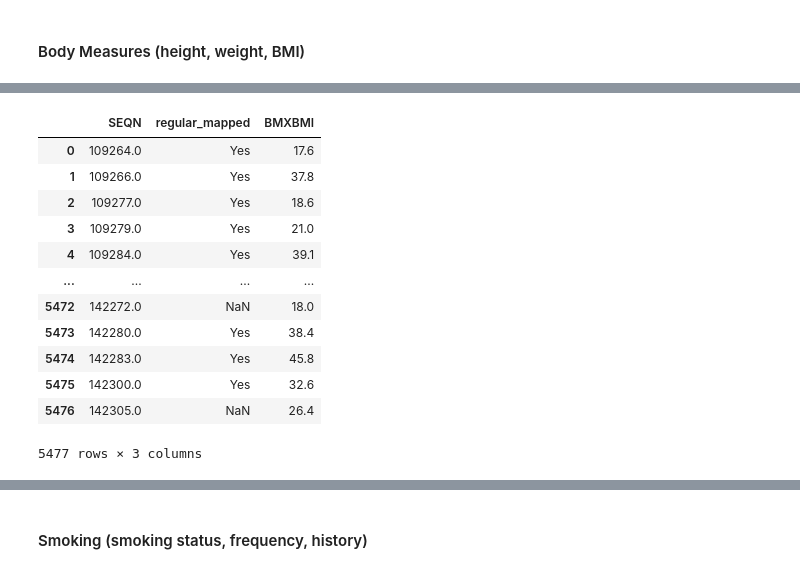
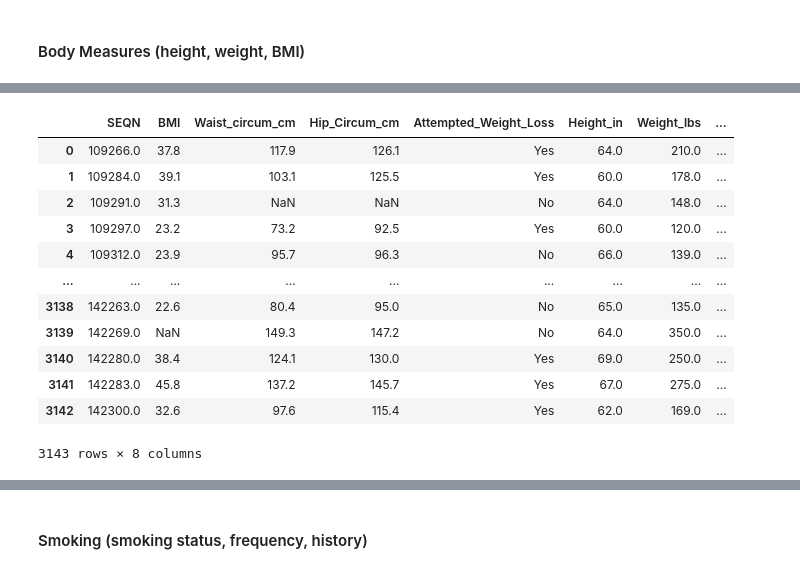
Before and after one commit to helenachen03/menstrual-health-analysis, a Jupyter notebook: Project.ipynb, the cells around one changed output, grey strips where cells are left out. Saved outputs shown, nothing was run; the diff lists cells and outputs as text; code cells hidden in the pictures.

```diff
--- a/Project.ipynb
+++ b/Project.ipynb
@@ -87,0 +246,21 @@ merged = pd.merge(cycle, bodymeasures, on='SEQN', how='left')
+# %%
+# Rename variables of interest
+bmi_df.rename(columns={
+    'BMXBMI': 'BMI',
+    'BMXWAIST': 'Waist_circum_cm',
+    'BMXHIP': 'Hip_Circum_cm',
+    'WHQ070': 'Attempted_Weight_Loss',
+    'WHD010': 'Height_in',
+    'WHD020': 'Weight_lbs',
+    'WHD050': 'Prev_Weight_lbs'
+}, inplace=True)
+# %%
+# Map categorical values
+bmi_df['Attempted_Weight_Loss'] = bmi_df['Attempted_Weight_Loss'].map({
+    1: 'Yes',
+    2: 'No'
+})
+#Using replace over map since range values need to be retained
+bmi_df['Height_in'] = bmi_df['Height_in'].replace(7777, np.nan).replace(9999, np.nan)
+bmi_df['Weight_lbs'] = bmi_df['Weight_lbs'].replace(7777, np.nan).replace(9999, np.nan)
+bmi_df['Prev_Weight_lbs'] = bmi_df['Prev_Weight_lbs'].replace(7777, np.nan).replace(9999, np.nan)
@@ -88,16 +269,22 @@ merged = pd.merge(cycle, bodymeasures, on='SEQN', how='left')
+# %%
+# Add calculation column for weight loss
+bmi_df['Weight_Change_lbs'] = bmi_df['Prev_Weight_lbs'] - bmi_df['Weight_lbs']
+# %%
+#Retain variables of interest only
+bmi_df = bmi_df[['SEQN','BMI', 'Waist_circum_cm', 'Hip_Circum_cm', 'Attempted_Weight_Loss', 'Height_in', 'Weight_lbs', 'Weight_Change_lbs']]
 # %%
-merged[['SEQN','regular_mapped', 'BMXBMI']]
+bmi_df
 # %% [output]
-|  | SEQN | regular_mapped | BMXBMI |
-| 0 | 109264.0 | Yes | 17.6 |
-| 1 | 109266.0 | Yes | 37.8 |
-| 2 | 109277.0 | Yes | 18.6 |
-| 3 | 109279.0 | Yes | 21.0 |
-| 4 | 109284.0 | Yes | 39.1 |
-| ... | ... | ... | ... |
-| 5472 | 142272.0 | NaN | 18.0 |
-| 5473 | 142280.0 | Yes | 38.4 |
-| 5474 | 142283.0 | Yes | 45.8 |
-| 5475 | 142300.0 | Yes | 32.6 |
-| 5476 | 142305.0 | NaN | 26.4 |
+|  | SEQN | BMI | Waist_circum_cm | Hip_Circum_cm | Attempted_Weight_Loss | Height_in | Weight_lbs | ... |
+| 0 | 109266.0 | 37.8 | 117.9 | 126.1 | Yes | 64.0 | 210.0 | ... |
+| 1 | 109284.0 | 39.1 | 103.1 | 125.5 | Yes | 60.0 | 178.0 | ... |
+| 2 | 109291.0 | 31.3 | NaN | NaN | No | 64.0 | 148.0 | ... |
+| 3 | 109297.0 | 23.2 | 73.2 | 92.5 | Yes | 60.0 | 120.0 | ... |
+| 4 | 109312.0 | 23.9 | 95.7 | 96.3 | No | 66.0 | 139.0 | ... |
+| ... | ... | ... | ... | ... | ... | ... | ... | ... |
+| 3138 | 142263.0 | 22.6 | 80.4 | 95.0 | No | 65.0 | 135.0 | ... |
+| 3139 | 142269.0 | NaN | 149.3 | 147.2 | No | 64.0 | 350.0 | ... |
+| 3140 | 142280.0 | 38.4 | 124.1 | 130.0 | Yes | 69.0 | 250.0 | ... |
+| 3141 | 142283.0 | 45.8 | 137.2 | 145.7 | Yes | 67.0 | 275.0 | ... |
+| 3142 | 142300.0 | 32.6 | 97.6 | 115.4 | Yes | 62.0 | 169.0 | ... |
-5477 rows × 3 columns
+3143 rows × 8 columns
```
Also changed, not shown: parts of 91 cells of this notebook, 30 other files.
